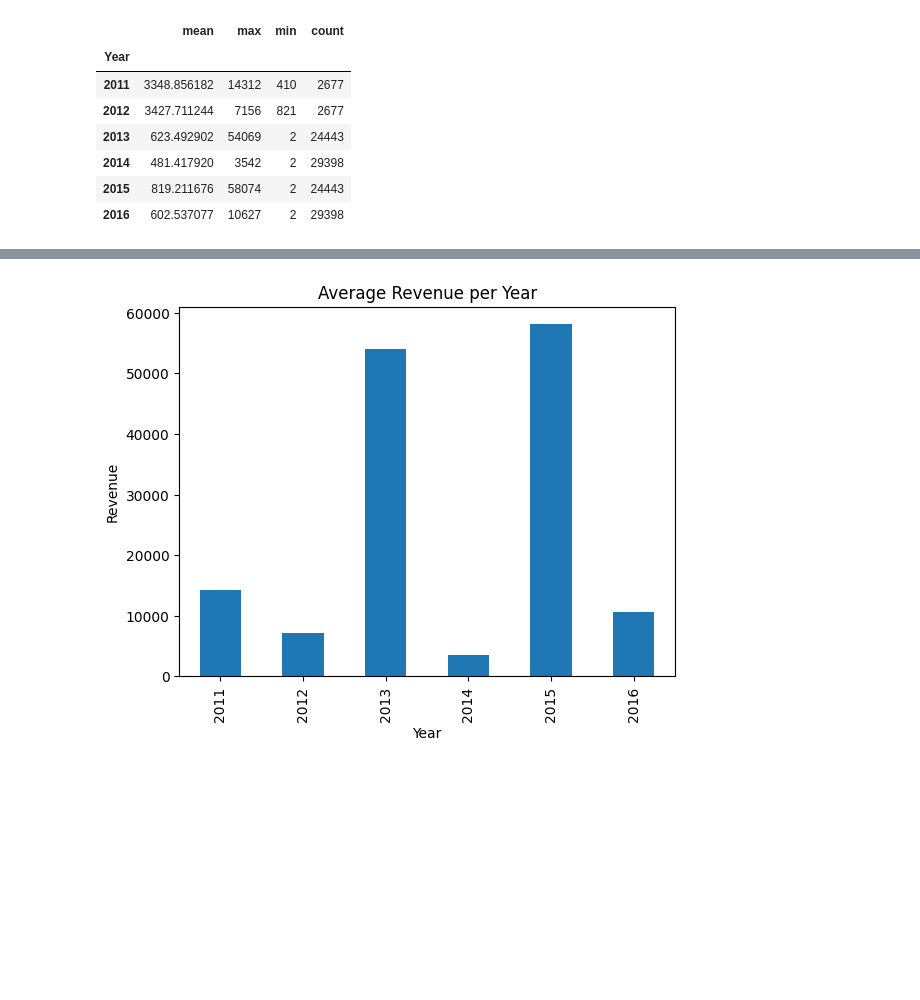
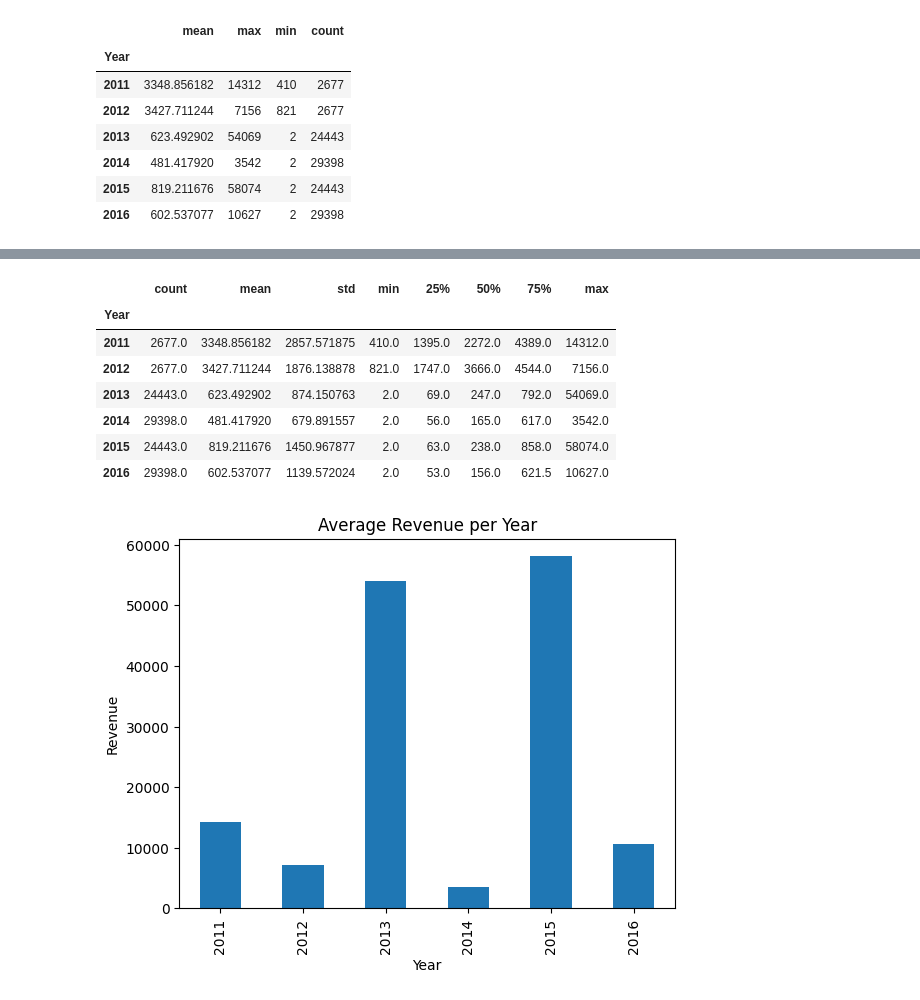
Before and after one commit to Lilit900/machine_learning_lilit_ajoyan_mlops25, a Jupyter notebook: code_alongs/pandas_repetition/pandas.ipynb, the cells around one changed output, grey strips where cells are left out. Saved outputs shown, nothing was run; the diff lists cells and outputs as text; code cells hidden in the pictures; blank space fills up the shorter version.

```diff
--- a/code_alongs/pandas_repetition/pandas.ipynb
+++ b/code_alongs/pandas_repetition/pandas.ipynb
@@ -241,3 +314,14 @@ df_agg_year
+# %%
+df_sales.groupby('Year')['Revenue'].describe()
+# %% [output]
+|  | count | mean | std | min | 25% | 50% | 75% | max |
+| Year |  |  |  |  |  |  |  |  |
+| 2011 | 2677.0 | 3348.856182 | 2857.571875 | 410.0 | 1395.0 | 2272.0 | 4389.0 | 14312.0 |
+| 2012 | 2677.0 | 3427.711244 | 1876.138878 | 821.0 | 1747.0 | 3666.0 | 4544.0 | 7156.0 |
+| 2013 | 24443.0 | 623.492902 | 874.150763 | 2.0 | 69.0 | 247.0 | 792.0 | 54069.0 |
+| 2014 | 29398.0 | 481.417920 | 679.891557 | 2.0 | 56.0 | 165.0 | 617.0 | 3542.0 |
+| 2015 | 24443.0 | 819.211676 | 1450.967877 | 2.0 | 63.0 | 238.0 | 858.0 | 58074.0 |
+| 2016 | 29398.0 | 602.537077 | 1139.572024 | 2.0 | 53.0 | 156.0 | 621.5 | 10627.0 |
 # %%
 df_agg_year['max'].plot(kind='bar')
 plt.title('Average Revenue per Year')
```
Also changed, not shown: parts of 7 cells of this notebook.
